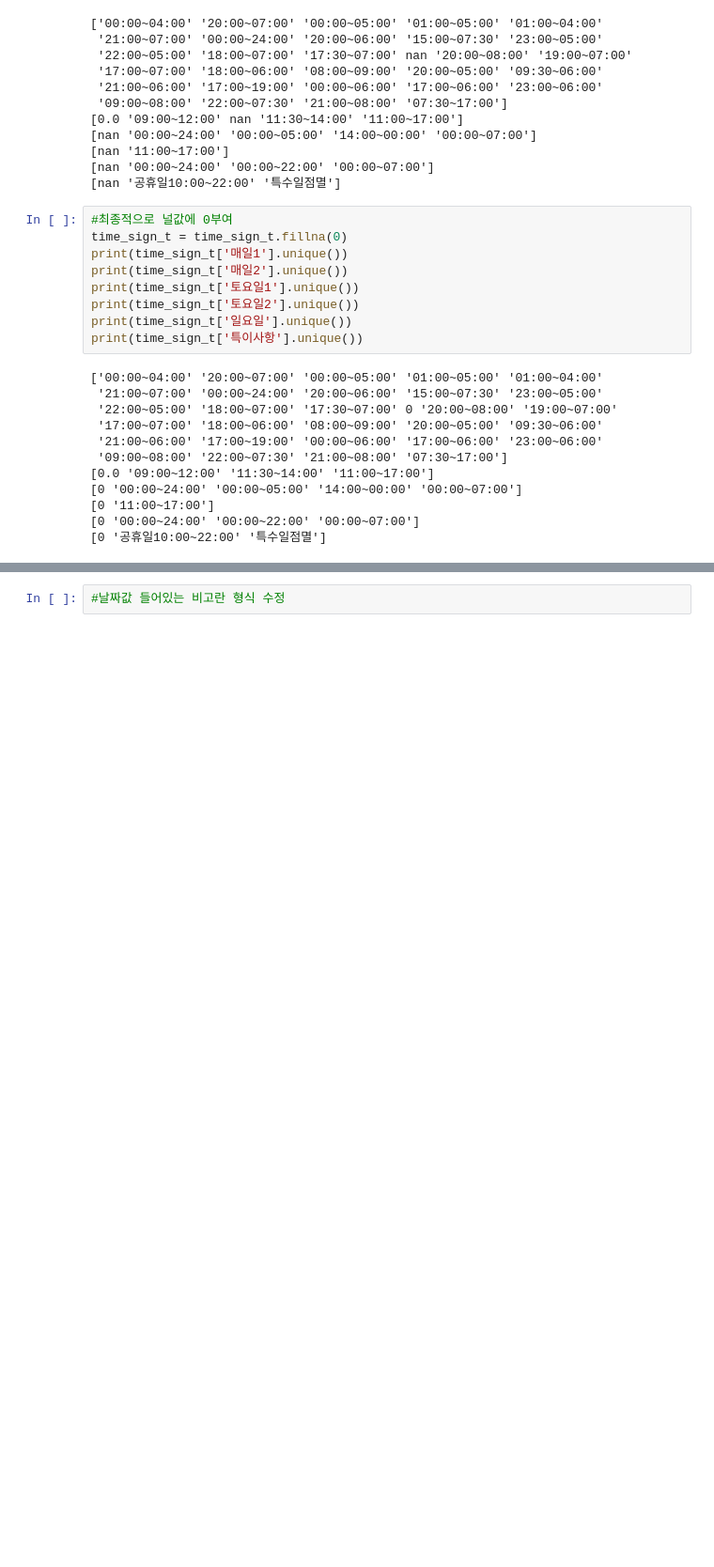
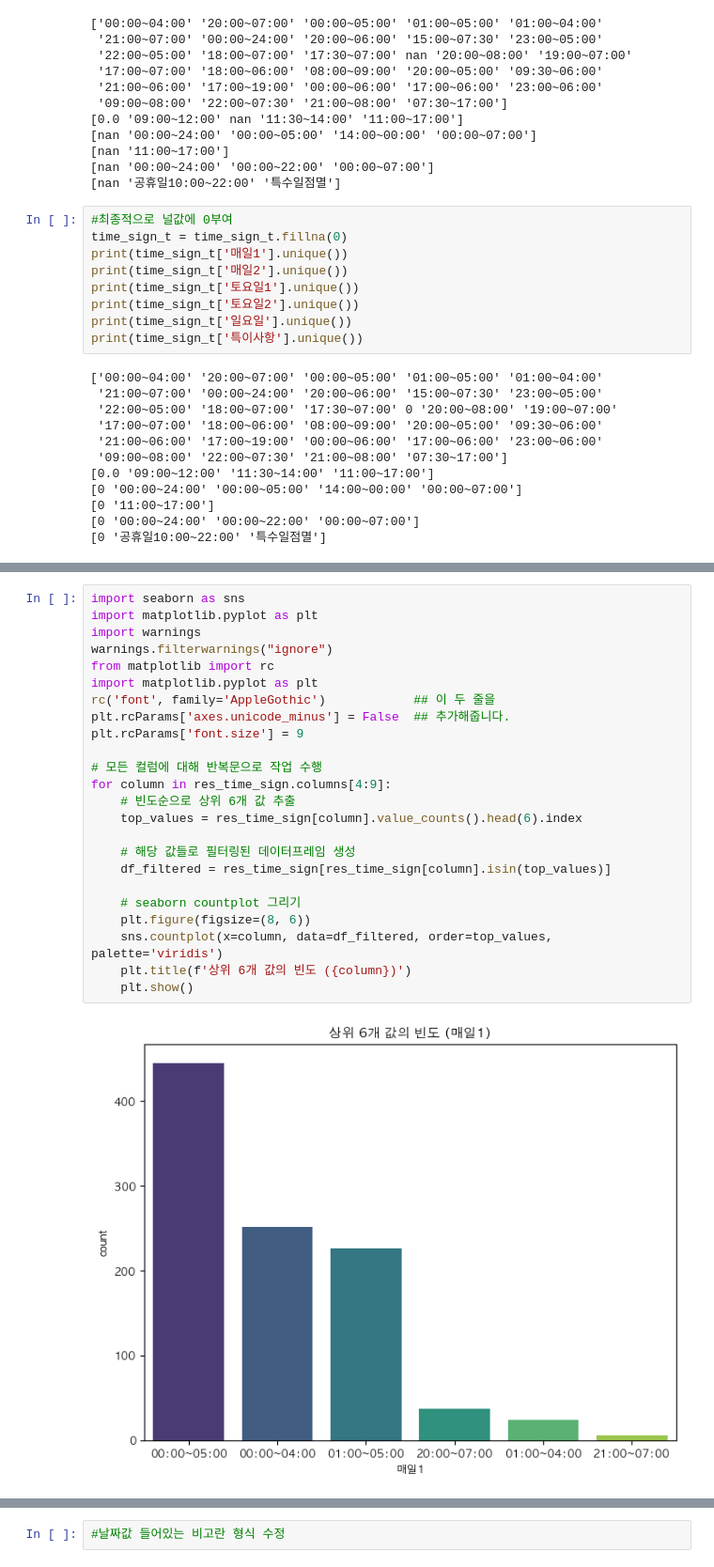
Before and after one commit to ds-kyuree/Pds_Capstone1_Practice_13, a Jupyter notebook: preprocessing/kr_processing.ipynb, the cells around one changed output, grey strips where cells are left out. Shown: that part at 94% size. Cells and saved outputs as stored; diff of their text form; blank space fills up the shorter version.

```diff
--- a/preprocessing/kr_processing.ipynb
+++ b/preprocessing/kr_processing.ipynb
@@ -745,0 +744,26 @@ res_time_sign
+# %%
+import seaborn as sns
+import matplotlib.pyplot as plt
+import warnings
+warnings.filterwarnings("ignore")
+from matplotlib import rc
+import matplotlib.pyplot as plt
+rc('font', family='AppleGothic') 			## 이 두 줄을
+plt.rcParams['axes.unicode_minus'] = False  ## 추가해줍니다.
+plt.rcParams['font.size'] = 9
+
+# 모든 컬럼에 대해 반복문으로 작업 수행
+for column in res_time_sign.columns[4:9]:
+    # 빈도순으로 상위 6개 값 추출
+    top_values = res_time_sign[column].value_counts().head(6).index
+
+    # 해당 값들로 필터링된 데이터프레임 생성
+    df_filtered = res_time_sign[res_time_sign[column].isin(top_values)]
+
+    # seaborn countplot 그리기
+    plt.figure(figsize=(8, 6))
+    sns.countplot(x=column, data=df_filtered, order=top_values, palette='viridis')
+    plt.title(f'상위 6개 값의 빈도 ({column})')
+    plt.show()
+# %% [output]
+[figure, added]
```
Also changed, not shown: parts of 2 cells of this notebook.
